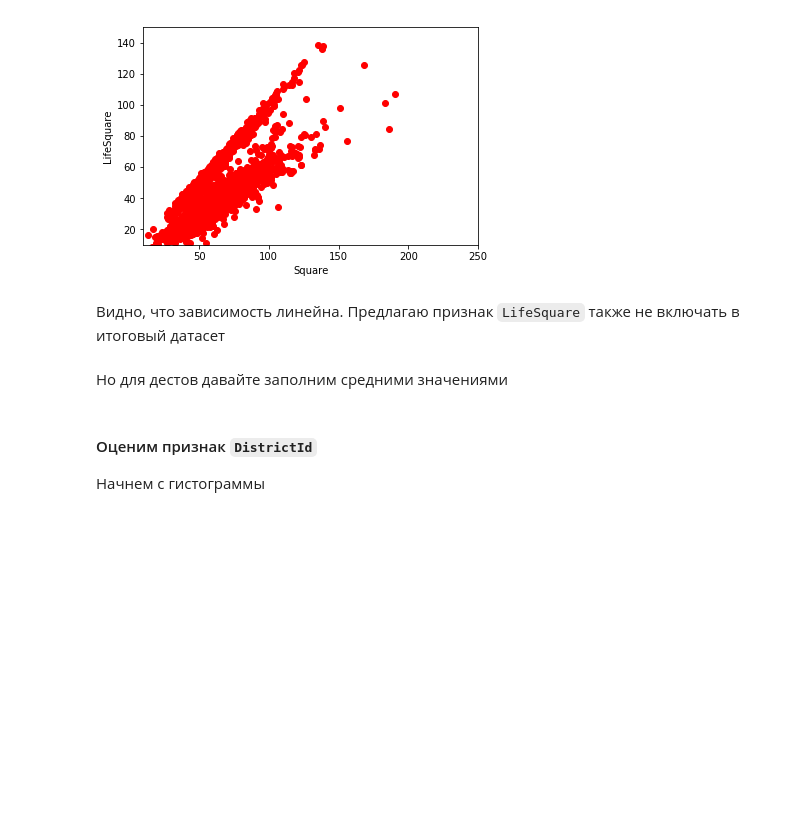
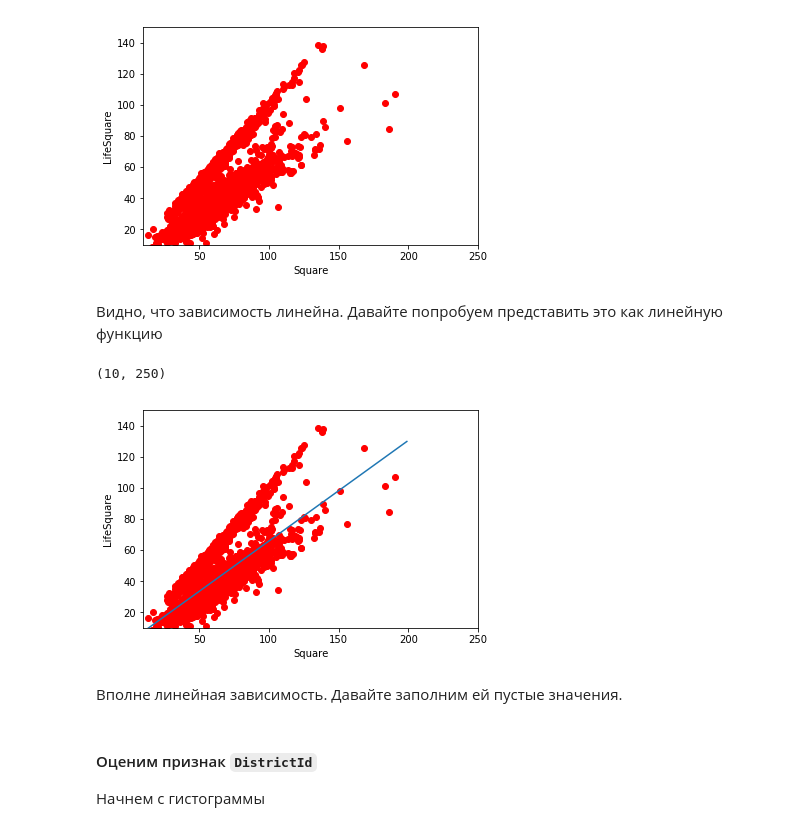
Before and after one commit to DmitryVGusev/GB-Python-in-DS, a Jupyter notebook: Python_in_DS_Coursework.ipynb, the cells around one changed output. Cells and saved outputs as stored; diff of their text form; code cells hidden in the pictures; blank space fills up the shorter version.

```diff
--- a/Python_in_DS_Coursework.ipynb
+++ b/Python_in_DS_Coursework.ipynb
@@ -261,8 +225,31 @@ plt.xlim(10,250)
 # %% [output]
 (10, 250)
 [figure]
-# %% [markdown]
-Видно, что зависимость линейна. Предлагаю признак `LifeSquare` также не включать в итоговый датасет
-# %% [markdown]
-Но для дестов давайте заполним средними значениями
+# %% [markdown]
+Видно, что зависимость линейна. Давайте попробуем представить это как линейную функцию
+# %%
+def get_linargs(x,y):
+    b1 = (np.mean(x * y) - np.mean(x) * np.mean(y)) / (np.mean(x ** 2) - np.mean(x) ** 2)
+    b0 = np.mean(y) - b1 * np.mean(x)
+    return b1, b0
+# %%
+b1, b0 = get_linargs(data['Square'], data['LifeSquare'])
+
+x = np.arange(10,200, 1)
+
+plt.plot(
+    data['Square'],
+    data['LifeSquare'],
+    'ro'
+)
+plt.plot(x, b1*x + b0)
+plt.xlabel('Square')
+plt.ylabel('LifeSquare')
+plt.ylim(10,150)
+plt.xlim(10,250)
+# %% [output]
+(10, 250)
+[figure, added]
+# %% [markdown]
+Вполне линейная зависимость. Давайте заполним ей пустые значения.
 # %%
```
Also changed, not shown: parts of 55 cells of this notebook.
